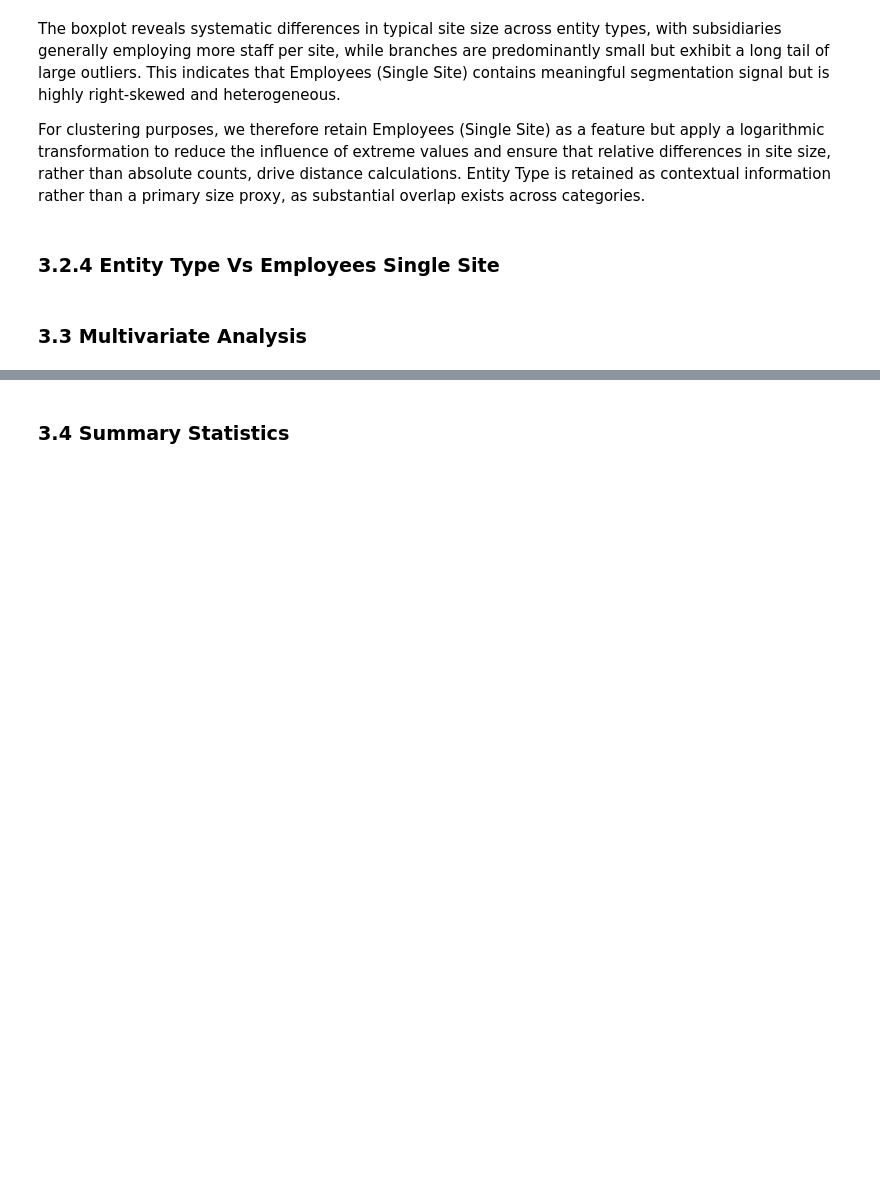
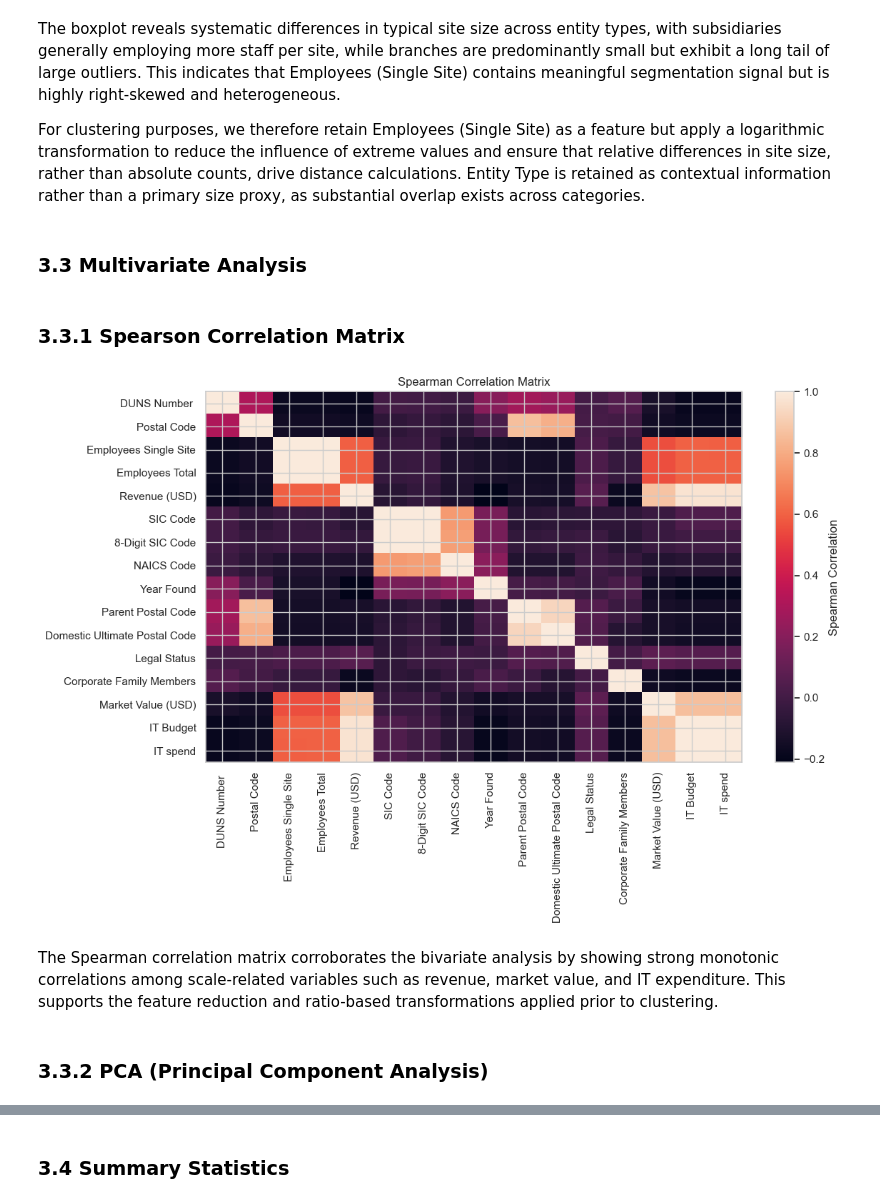
Before and after one commit to racxxhel/Corp_Intelligence, a Jupyter notebook: src/CAT_A_ACC.ipynb, the cells around one changed output, grey strips where cells are left out. Saved outputs shown, nothing was run; the diff lists cells and outputs as text; code cells hidden in the pictures; blank space fills up the shorter version.

Commit message:
added some multivariate analysis

```diff
--- a/src/CAT_A_ACC.ipynb
+++ b/src/CAT_A_ACC.ipynb
@@ -390,5 +390,3 @@ plt.show()
 The boxplot reveals systematic differences in typical site size across entity types, with subsidiaries generally employing more staff per site, while branches are predominantly small but exhibit a long tail of large outliers. This indicates that Employees (Single Site) contains meaningful segmentation signal but is highly right-skewed and heterogeneous.
 
 For clustering purposes, we therefore retain Employees (Single Site) as a feature but apply a logarithmic transformation to reduce the influence of extreme values and ensure that relative differences in site size, rather than absolute counts, drive distance calculations. Entity Type is retained as contextual information rather than a primary size proxy, as substantial overlap exists across categories.
-# %% [markdown]
-### 3.2.4 Entity Type Vs Employees Single Site
@@ -397,2 +393,24 @@ For clustering purposes, we therefore retain Employees (Single Site) as a featur
 # %% [markdown]
 ### 3.3 Multivariate Analysis
+# %% [markdown]
+### 3.3.1 Spearson Correlation Matrix
+# %%
+# keep only numeric features
+numeric_df = dropped_data.select_dtypes(include="number")
+
+spearman_corr = numeric_df.corr(method="spearman")
+
+plt.figure(figsize=(12, 8))
+plt.imshow(spearman_corr, aspect="auto")
+plt.colorbar(label="Spearman Correlation")
+plt.xticks(range(len(spearman_corr.columns)), spearman_corr.columns, rotation=90)
+plt.yticks(range(len(spearman_corr.columns)), spearman_corr.columns)
+plt.title("Spearman Correlation Matrix")
+plt.tight_layout()
+plt.show()
+# %% [output]
+[figure, added]
+# %% [markdown]
+The Spearman correlation matrix corroborates the bivariate analysis by showing strong monotonic correlations among scale-related variables such as revenue, market value, and IT expenditure. This supports the feature reduction and ratio-based transformations applied prior to clustering.
+# %% [markdown]
+### 3.3.2 PCA (Principal Component Analysis)
```
Also changed, not shown: parts of 3 cells of this notebook.
